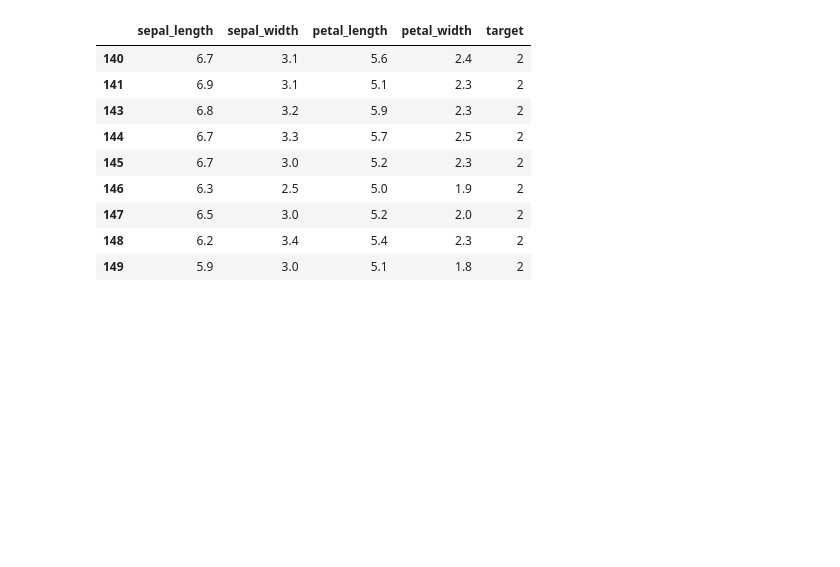
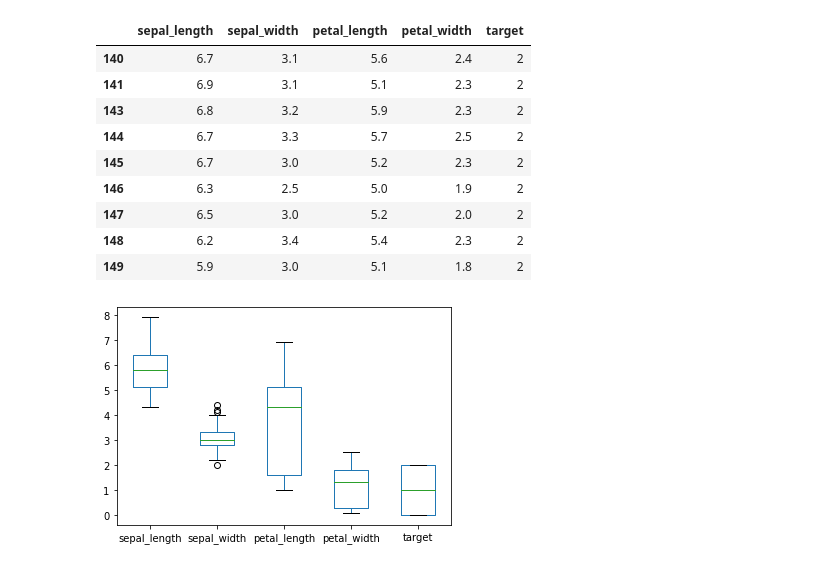
Before and after one commit to bigdataleeky/python, a Jupyter notebook: 20220517/20220517_머신러닝 리뷰1.ipynb, the cells around one changed output. Saved outputs shown, nothing was run; the diff lists cells and outputs as text; code cells hidden in the pictures; blank space fills up the shorter version.

```diff
--- a/20220517/20220517_머신러닝 리뷰1.ipynb
+++ b/20220517/20220517_머신러닝 리뷰1.ipynb
@@ -318,3 +318,8 @@ df.iloc[140:150,:]
 | 147 | 6.5 | 3.0 | 5.2 | 2.0 | 2 |
 | 148 | 6.2 | 3.4 | 5.4 | 2.3 | 2 |
 | 149 | 5.9 | 3.0 | 5.1 | 1.8 | 2 |
+# %%
+temp = df.boxplot(grid=False)
+plt.show()
+# %% [output]
+[figure, added]
```
Also changed, not shown: parts of 17 cells of this notebook.
